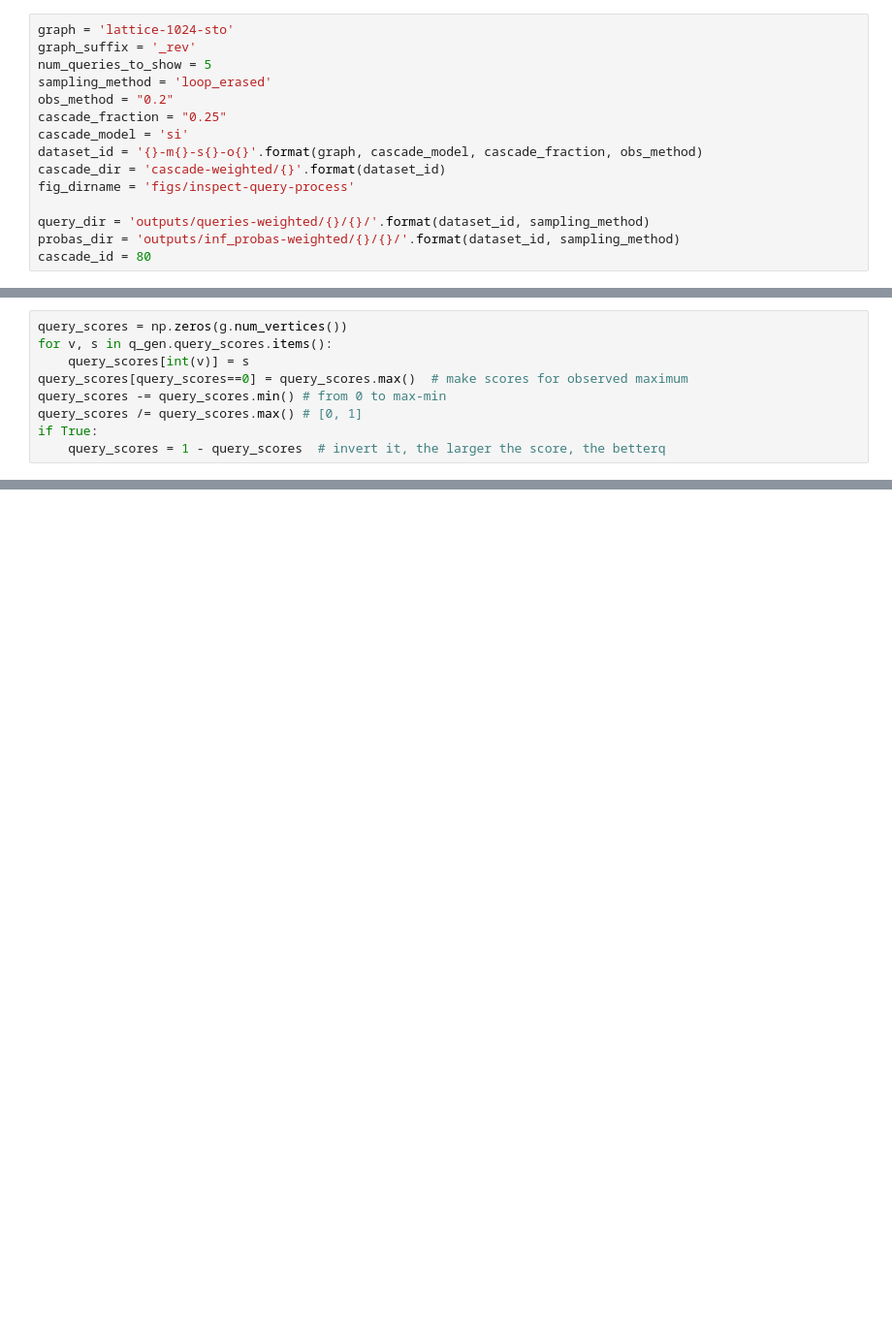
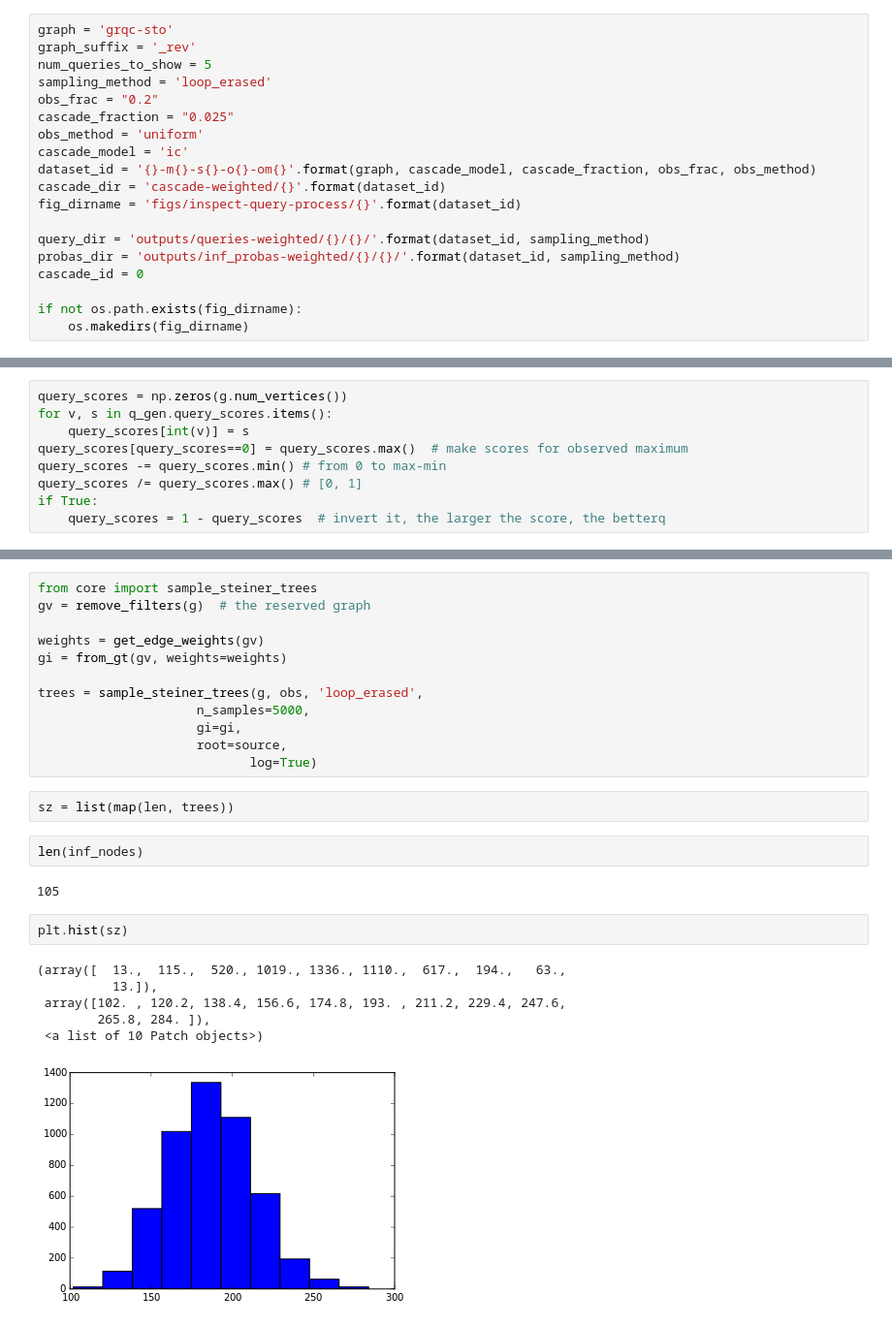
Before and after one commit to xiaohan2012/active-cascade-reconstruction, a Jupyter notebook: inspecting-query-process-pipeline.ipynb, the cells around one changed output, grey strips where cells are left out. Shown at 97% size. Cells and saved outputs as stored; diff of their text form; blank space fills up the shorter version.

```diff
--- a/inspecting-query-process-pipeline.ipynb
+++ b/inspecting-query-process-pipeline.ipynb
@@ -28,17 +28,21 @@ from inference import infection_probability
 from viz_helpers import visualize, query_plot_setting, default_plot_setting, tree_plot_setting, set_cycler, InfectionProbabilityViz
 from eval_helpers import get_scores_by_queries
 # %%
-graph = 'lattice-1024-sto'
+graph = 'grqc-sto'
 graph_suffix = '_rev'
 num_queries_to_show = 5
 sampling_method = 'loop_erased'
-obs_method = "0.2"
-cascade_fraction = "0.25"
-cascade_model = 'si'
-dataset_id = '{}-m{}-s{}-o{}'.format(graph, cascade_model, cascade_fraction, obs_method)
+obs_frac = "0.2"
+cascade_fraction = "0.025"
+obs_method = 'uniform'
+cascade_model = 'ic'
+dataset_id = '{}-m{}-s{}-o{}-om{}'.format(graph, cascade_model, cascade_fraction, obs_frac, obs_method)
 cascade_dir = 'cascade-weighted/{}'.format(dataset_id)
-fig_dirname = 'figs/inspect-query-process'
+fig_dirname = 'figs/inspect-query-process/{}'.format(dataset_id)
 
 query_dir = 'outputs/queries-weighted/{}/{}/'.format(dataset_id, sampling_method)
 probas_dir = 'outputs/inf_probas-weighted/{}/{}/'.format(dataset_id, sampling_method)
-cascade_id = 80
+cascade_id = 0
+
+if not os.path.exists(fig_dirname):
+    os.makedirs(fig_dirname)
@@ -270,0 +232,27 @@ viz.plot(c, obs, query_scores, f,
+# %%
+from core import sample_steiner_trees
+gv = remove_filters(g)  # the reserved graph
+
+weights = get_edge_weights(gv)
+gi = from_gt(gv, weights=weights)
+
+trees = sample_steiner_trees(g, obs, 'loop_erased',
+                     n_samples=5000,
+                     gi=gi,
+                     root=source,
+                            log=True)
+# %%
+sz = list(map(len, trees))
+# %%
+len(inf_nodes)
+# %% [output]
+105
+# %%
+plt.hist(sz)
+# %% [output]
+(array([  13.,  115.,  520., 1019., 1336., 1110.,  617.,  194.,   63.,
+          13.]),
+ array([102. , 120.2, 138.4, 156.6, 174.8, 193. , 211.2, 229.4, 247.6,
+        265.8, 284. ]),
+ <a list of 10 Patch objects>)
+[figure, added]
```
Also changed, not shown: parts of 19 cells of this notebook, 15 other files.
